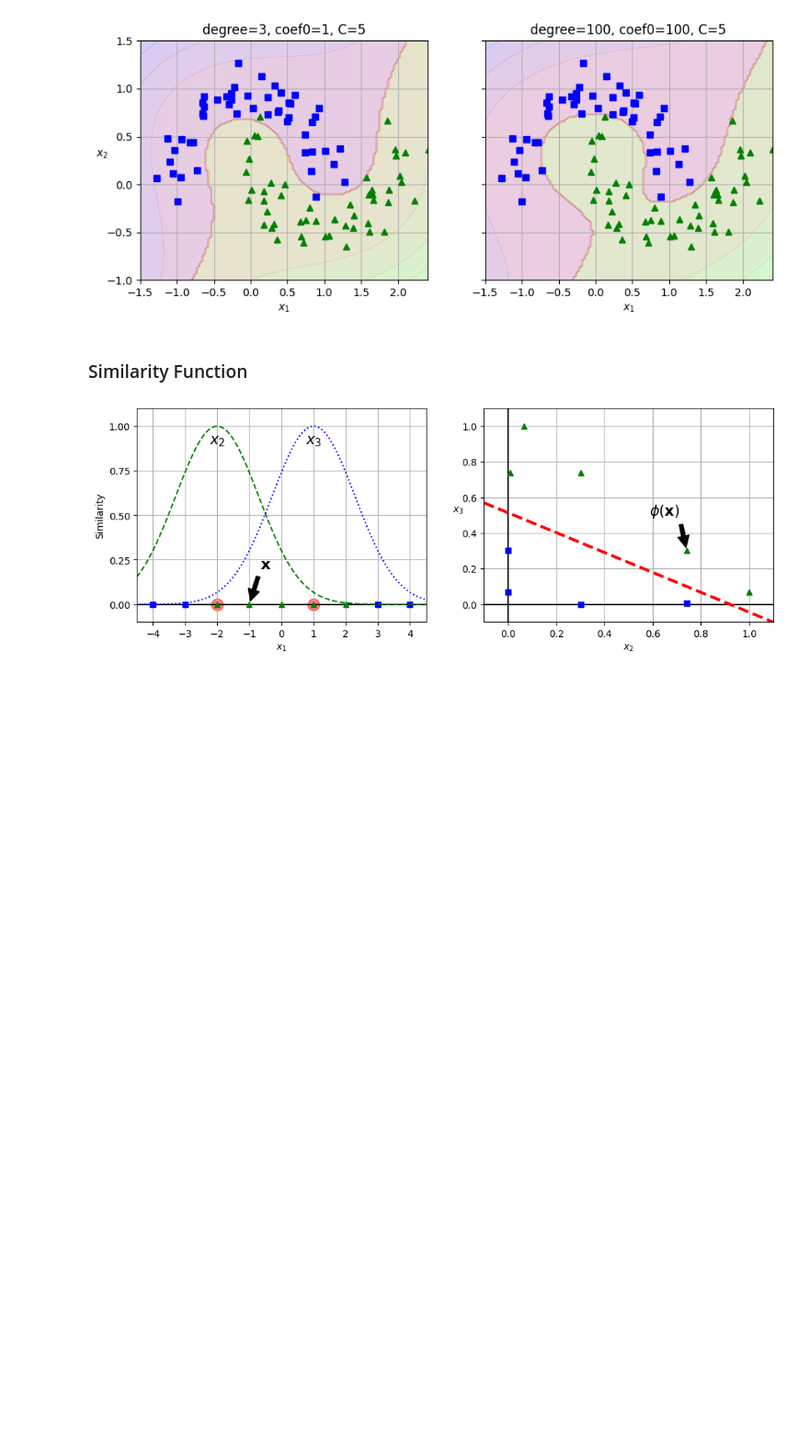
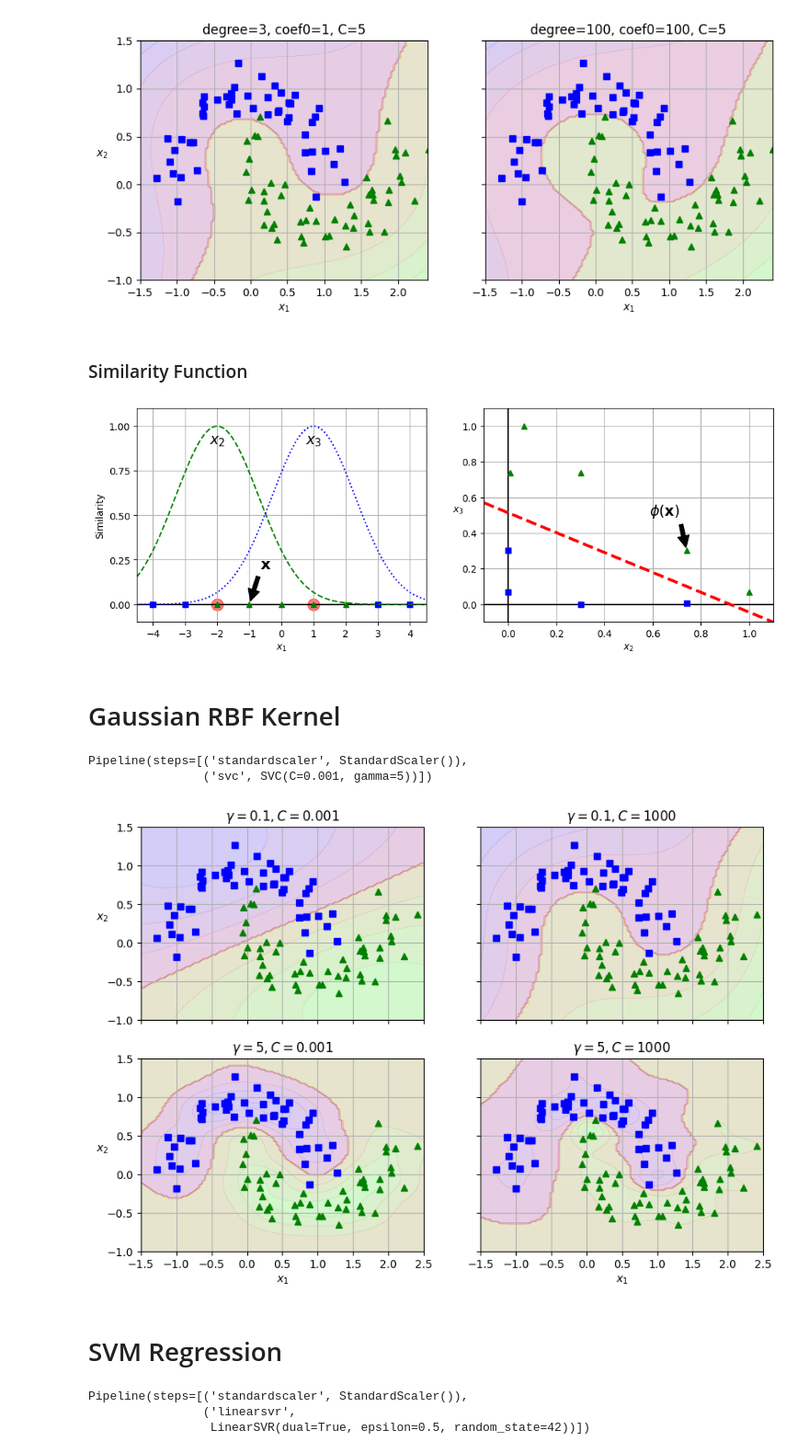
Before and after one commit to sunodmongia/SVM, a Jupyter notebook: svm.ipynb, the cells around one changed output. Shown: that part at 92% size. Drawn from its saved outputs; the diff is of its cells as text; code cells hidden in the pictures; blank space fills up the shorter version.

Commit message:
LinearSVR SVM regression

```diff
--- a/svm.ipynb
+++ b/svm.ipynb
@@ -405,3 +405,66 @@ plt.subplots_adjust(right=1)
 plt.show()
 # %% [output]
 [figure]
+# %% [markdown]
+# Gaussian RBF Kernel
+# %%
+rbf_kernel_svm_clf = make_pipeline(
+    StandardScaler(),
+    SVC(kernel="rbf", gamma=5, C=0.001),
+)
+
+rbf_kernel_svm_clf.fit(X, y)
+# %% [output]
+Pipeline(steps=[('standardscaler', StandardScaler()),
+                ('svc', SVC(C=0.001, gamma=5))])
+# %%
+from sklearn.svm import SVC
+
+gamma1, gamma2 = 0.1, 5
+C1, C2 = 0.001, 1000
+hyperparameter = (gamma1, C1), (gamma1, C2), (gamma2, C1), (gamma2, C2)
+
+svm_clfs = []
+
+for gamma, C in hyperparameter:
+    rbf_kernel_svm = make_pipeline(
+        StandardScaler(), SVC(kernel="rbf", gamma=gamma, C=C)
+    )
+    rbf_kernel_svm.fit(X, y)
+    svm_clfs.append(rbf_kernel_svm)
+
+fig, axes = plt.subplots(2, 2, figsize=(10.2, 7), sharex=True, sharey=True)
+
+for i, svm_clf in enumerate(svm_clfs):
+    plt.sca(axes[i // 2, i % 2])
+    plot_predictions(svm_clf, [-1.5, 2.5, -1, 1.5])
+    plot_dataset(X, y, [-1.5, 2.5, -1, 1.5])
+    gamma, C = hyperparameter[i]
+    plt.title(rf"$\gamma={gamma}, C={C}$")
+    if i in (0,1):
+        plt.xlabel("")
+    if i in (1, 3):
+        plt.ylabel("")
+
+plt.show()
+# %% [output]
+[figure, added]
+# %% [markdown]
+# SVM Regression
+# %%
+from sklearn.svm import LinearSVR
+
+np.random.seed(42)
+X = 2 * np.random.rand(50, 1)
+y = 4 + 3 * X[:, 0] + np.random.randn(50)
+
+svm_reg = make_pipeline(
+    StandardScaler(),
+    LinearSVR(epsilon=0.5, random_state=42, dual=True),
+)
+
+svm_reg.fit(X, y)
+# %% [output]
+Pipeline(steps=[('standardscaler', StandardScaler()),
+                ('linearsvr',
+                 LinearSVR(dual=True, epsilon=0.5, random_state=42))])
```
Also changed, not shown: parts of 1 cell of this notebook.
